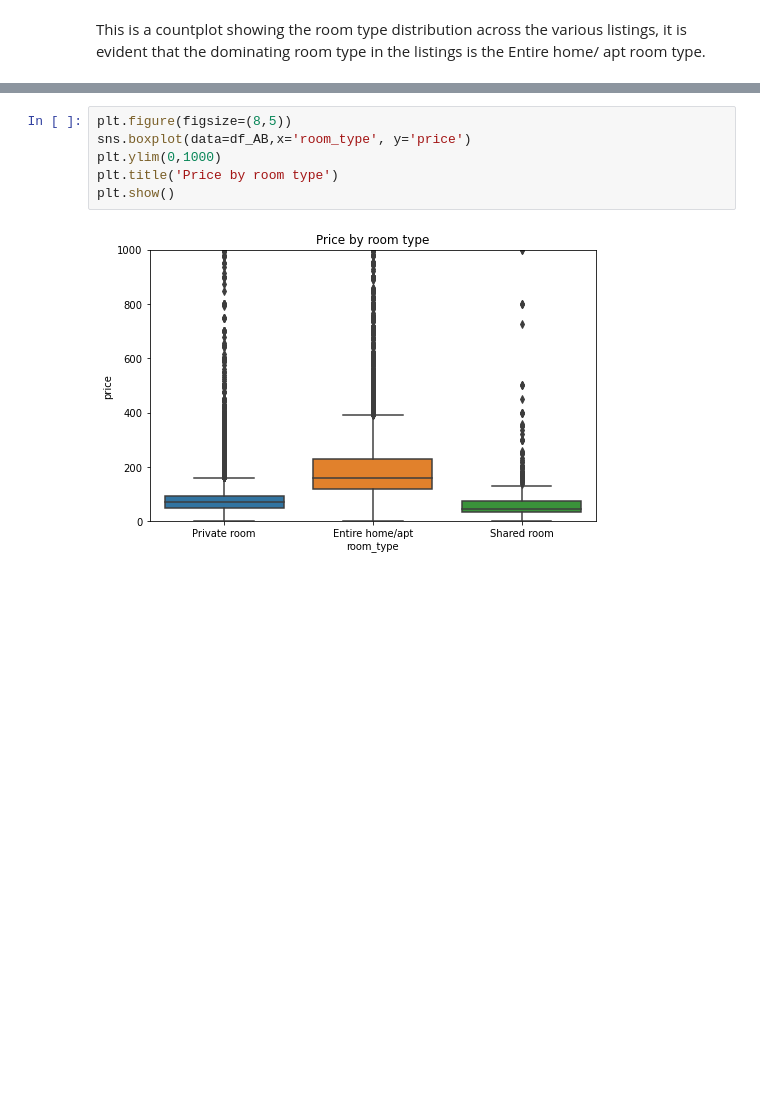
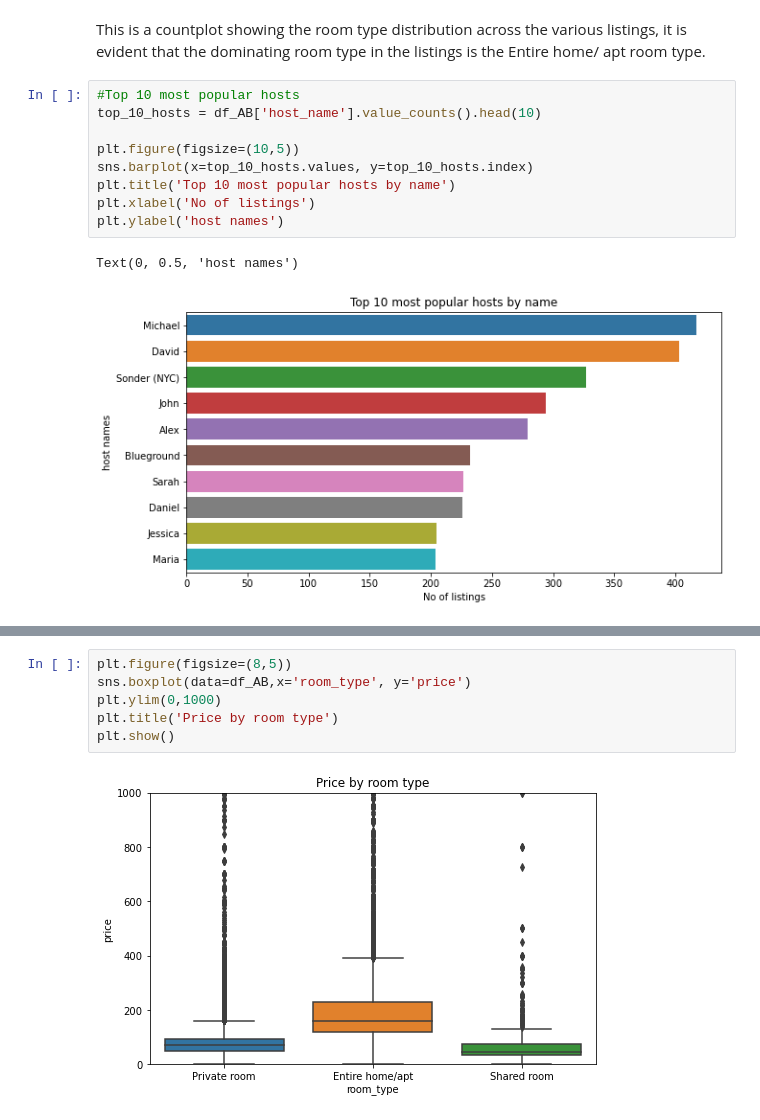
Before and after one commit to hellenmureithi/Phase-1-project, a Jupyter notebook: index.ipynb, the cells around one changed output, grey strips where cells are left out. Cells and saved outputs as stored; diff of their text form; blank space fills up the shorter version.

```diff
--- a/index.ipynb
+++ b/index.ipynb
@@ -438,2 +450,14 @@ plt.show()
 # %% [markdown]
 This is a countplot showing the room type distribution across the various listings, it is evident that the dominating room type in the listings is the Entire home/ apt room type.
+# %%
+#Top 10 most popular hosts
+top_10_hosts = df_AB['host_name'].value_counts().head(10)
+
+plt.figure(figsize=(10,5))
+sns.barplot(x=top_10_hosts.values, y=top_10_hosts.index)
+plt.title('Top 10 most popular hosts by name')
+plt.xlabel('No of listings')
+plt.ylabel('host names')
+# %% [output]
+Text(0, 0.5, 'host names')
+[figure, added]
```
Also changed, not shown: parts of 13 cells of this notebook, 5 other files.
